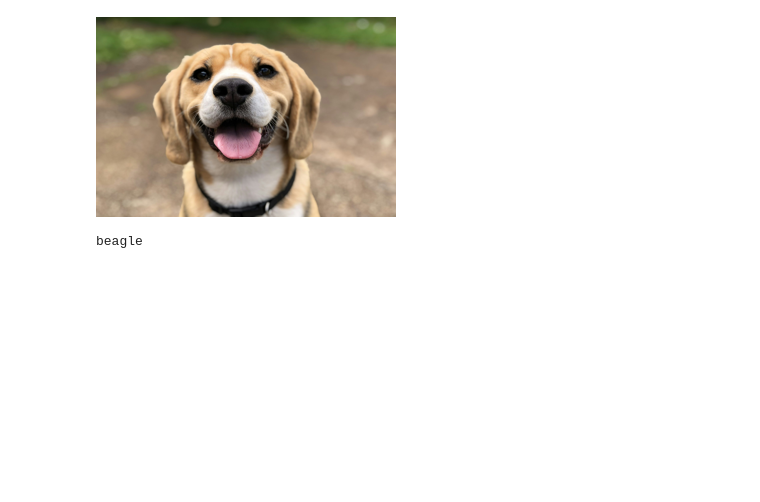
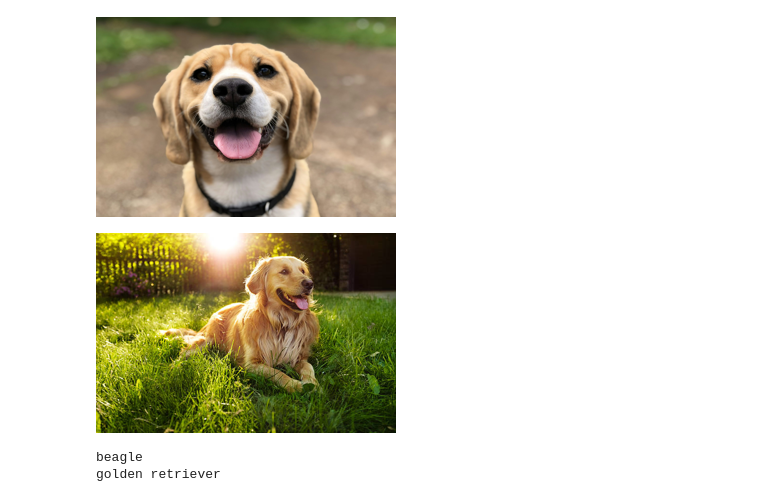
Before and after one commit to xnought/deep-localizer, a Jupyter notebook: resnet_face_example.ipynb, the cells around one changed output. Cells and saved outputs as stored; diff of their text form; code cells hidden in the pictures; blank space fills up the shorter version.

```diff
--- a/resnet_face_example.ipynb
+++ b/resnet_face_example.ipynb
@@ -44,20 +44,28 @@ class ActivationTracker:
             data.append(self.activations[l].flatten())
         return torch.concat(data)
 # %%
-image = Image.open("./data/dog.jpeg")
-image.resize((300, 200))
+image1 = Image.open("./data/dog.jpeg")
+image2 = Image.open("./data/golden.jpg")
+image1.resize((300, 200))
 # %% [output]
 [figure]
+# %%
+image2.resize((300, 200))
+# %% [output]
+[figure, added]
 # %%
 tracker = ActivationTracker([layer for stage in model.resnet.encoder.stages for layer in stage.layers])
-inputs = processor(image, return_tensors="pt")
+inputs = processor([image1, image2], return_tensors="pt")
 model.eval()
 with torch.no_grad():
     inputs = inputs.to(DEVICE)
     logits = model(**inputs).logits
 
-# model predicts one of the 1000 ImageNet classes
-predicted_label = logits.argmax(-1).item()
-print(model.config.id2label[predicted_label])
+    # model predicts one of the 1000 ImageNet classes
+    predicted_label = logits.argmax(-1).cpu().tolist()
+
+    for p in predicted_label:
+        print(model.config.id2label[p])
 # %% [output]
 beagle
+golden retriever
```
Also changed, not shown: 5 other files.
